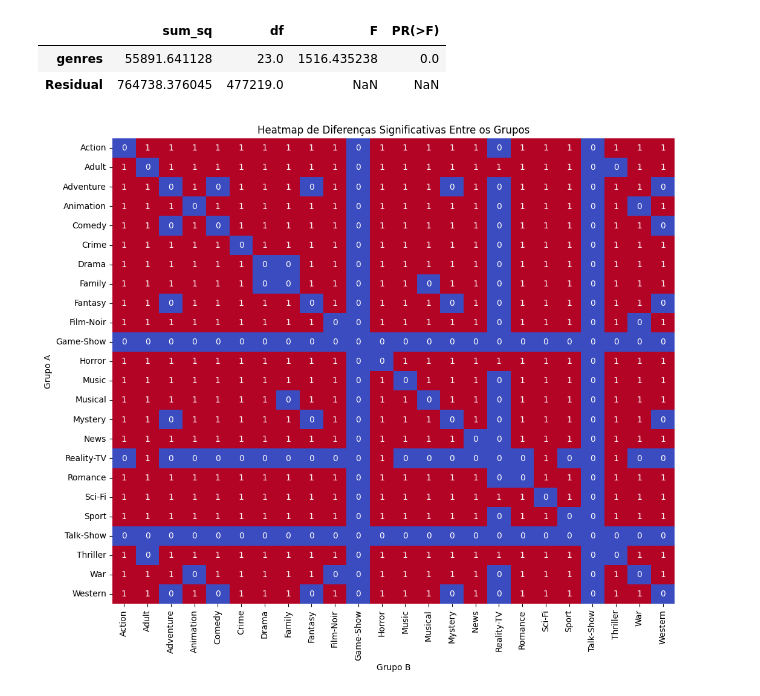
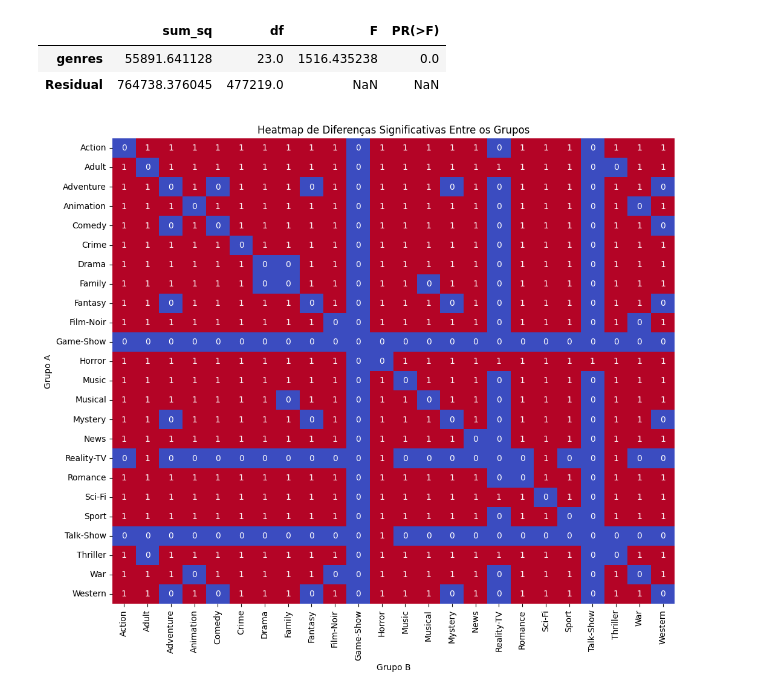
Before and after one commit to gabriel-victor933/Project-Movies-Data-Analysis, a Jupyter notebook: data_viz.ipynb, the cells around one changed output. Drawn from its saved outputs; the diff is of its cells as text; code cells hidden in the pictures.

Commit message:
feat: adding welchs tests

```diff
--- a/data_viz.ipynb
+++ b/data_viz.ipynb
@@ -299,34 +332,34 @@ aov_table
 # %%
 import pingouin as pg
 
-aov = pg.pairwise_tests(data=experiment, dv='averageRating', between='genres', padjust='bonf',alpha=alpha)
+aov = pg.pairwise_gameshowell(data=experiment, dv='averageRating', between='genres')
 
 ## Estatisticas Significativas
-aov = aov[['A',	'B','p-unc','p-corr','hedges']]
+aov = aov[['A',	'B','pval','hedges']]
 # %%
 groups = sorted(set(aov['A']).union(set(aov['B'])))  # lista com todos os grupos únicos
 matrix = pd.DataFrame(np.ones((len(groups), len(groups))), index=groups, columns=groups)
 
-# Preenche a matriz com os p-corr (valores corrigidos)
+# Preenche a matriz com os pval (valores corrigidos)
 for _, row in aov.iterrows():
     group_a = row['A']
     group_b = row['B']
-    p_corr = row['p-corr']
+    p_corr = row['pval']
 
     matrix.loc[group_a, group_b] = p_corr
     matrix.loc[group_b, group_a] = p_corr  # Espelha para manter simetria
 
 # Se quiser exibir apenas valores significativos:
 alpha = 0.05
 mask_significance = matrix < alpha
 
 # Plotando o heatmap
 plt.figure(figsize=(12, 10))
 sns.heatmap(mask_significance, cmap='coolwarm', annot=True, cbar=False)
 
 plt.title('Heatmap de Diferenças Significativas Entre os Grupos')
 plt.xlabel('Grupo B')
 plt.ylabel('Grupo A')
 plt.show()
 # %% [output]
-[figure, old version]
+[figure, new version]
```
Also changed, not shown: parts of 8 cells of this notebook.
